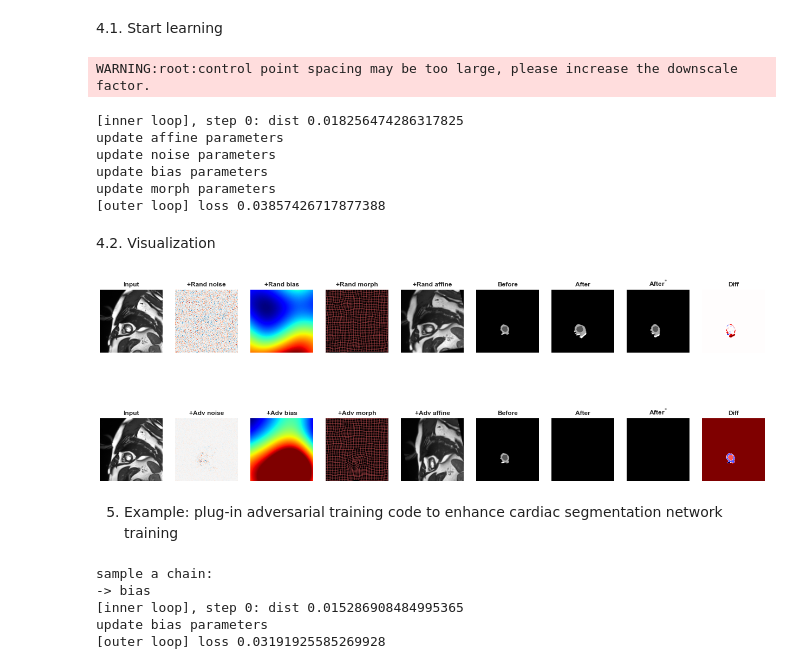
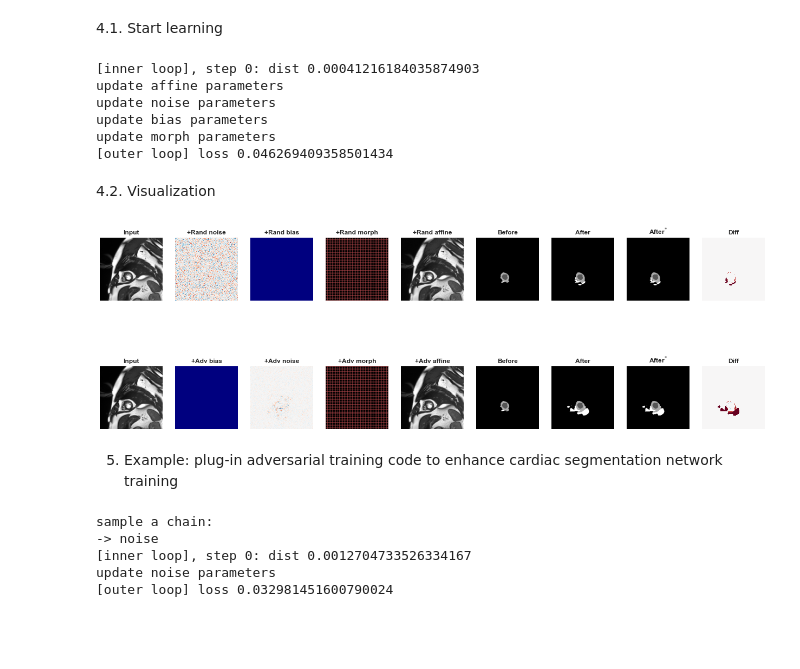
Before and after one commit to cherise215/advchain, a Jupyter notebook: example/adv_chain_data_generation_cardiac.ipynb, the cells around one changed output. Saved outputs shown, nothing was run; the diff lists cells and outputs as text; code cells hidden in the pictures; blank space fills up the shorter version.

```diff
--- a/example/adv_chain_data_generation_cardiac.ipynb
+++ b/example/adv_chain_data_generation_cardiac.ipynb
@@ -108,7 +108,7 @@ plt.axis('off')
 bs=1
 im_ch=1
 augmentor_bias= AdvBias(
-                 config_dict={'epsilon':0.3,
+                 config_dict={'epsilon':0.,
                  'control_point_spacing':[crop_size[0]//2,crop_size[1]//2],
                  'downscale':2,
                  'data_size':(bs,im_ch,crop_size[0],crop_size[1]),
@@ -124,11 +124,11 @@ augmentor_noise= AdvNoise( config_dict={'epsilon':1,
                  debug=False)
 
 augmentor_affine= AdvAffine( config_dict={
-                 'rot':15/180,
-                 'scale_x':0.2,
-                 'scale_y':0.2,
-                 'shift_x':0.1,
-                 'shift_y':0.1,
+                 'rot':0,
+                 'scale_x':0.,
+                 'scale_y':0.,
+                 'shift_x':0.,
+                 'shift_y':0.,
                  'data_size':(bs,im_ch,crop_size[0],crop_size[1]),
                  'forward_interp':'bilinear',
                  'backward_interp':'bilinear'},
@@ -136,9 +136,9 @@ augmentor_affine= AdvAffine( config_dict={
 
 augmentor_morph= AdvMorph(
                 config_dict=
-                {'epsilon':1.5,
+                {'epsilon':0.,
                  'data_size':(bs,im_ch,crop_size[0],crop_size[1]),
-                 'vector_size':[crop_size[0]//8,crop_size[1]//8],
+                 'vector_size':[crop_size[0]//16,crop_size[1]//16],
                  'interpolator_mode':'bilinear'
                  },
                  debug=False)
@@ -149,7 +147,7 @@ WARNING:root:control point spacing may be too large, please increase the downsca
 # %%
 ## keep model fixed, set up a solver
 model.eval()
-transformation_chain = [augmentor_affine,augmentor_noise,augmentor_bias,augmentor_morph]
+transformation_chain = [augmentor_affine,augmentor_bias,augmentor_noise,augmentor_morph]
 solver = ComposeAdversarialTransformSolver(
         chain_of_transforms=transformation_chain,
         divergence_types = ['mse','contour'], ### you can also change it to 'kl'.
@@ -184,13 +182,12 @@ adv_transformed_image = solver.forward(image_tensor.detach().clone())
 adv_predict = model.forward(adv_transformed_image)
 warp_back_adv_predict= solver.predict_backward(adv_predict)
 # %% [output]
-WARNING:root:control point spacing may be too large, please increase the downscale factor.
+[inner loop], step 0: dist 0.00041216184035874903
+update affine parameters
+update noise parameters
+update bias parameters
+update morph parameters
+[outer loop] loss 0.046269409358501434
-[inner loop], step 0: dist 0.018256474286317825
-update affine parameters
-update noise parameters
-update bias parameters
-update morph parameters
-[outer loop] loss 0.03857426717877388
 # %% [markdown]
 4.2. Visualization
 # %%
@@ -208,38 +205,38 @@ rand_bias_numpy=rand_bias.cpu().data.numpy()[0,0]
 adv_bias_numpy=adv_bias.cpu().data.numpy()[0,0]
 
 rand_noise_numpy=rand_noise.cpu().data.numpy()[0,0]
 adv_noise_numpy=adv_noise.cpu().data.numpy()[0,0]
 
 rand_morph_grid = rand_morph.permute(0,3,1,2)[0].data.cpu().numpy()
 adv_morph_grid = adv_morph.permute(0,3,1,2)[0].data.cpu().numpy()
 rand_deformed_image =augmentor_morph.transform(image_tensor,rand_dxy).cpu().data.numpy()[0,0]
 adv_deformed_image =augmentor_morph.transform(image_tensor,adv_dxy).cpu().data.numpy()[0,0]
 
 gird_interval = 5
 vis_deforme_image=False ## turn it on to see deformed image
 fig,axes = plt.subplots(2,9,figsize=(22,8))
 plot_image(cropped_image,ax = axes[0,0],title='Input',font_size=font_size)
 plot_noise(rand_noise_numpy,ax = axes[0,1],title='+Rand noise',font_size=font_size)
 plot_bias_field(rand_bias_numpy,ax= axes[0,2],title='+Rand bias')
 plot_warped_grid(rand_morph_grid, ax=axes[0,3],bg_img=rand_deformed_image*vis_deforme_image, interval=gird_interval, title="+Rand morph", fontsize=font_size, linewidth=0.5,show=True)
 plot_image(rand_transformed_image_numpy, ax=axes[0,4],title="+Rand affine", font_size=font_size)
 plot_image(pred_map[0],ax = axes[0,5],title='Before',font_size=font_size)
 plot_image(rand_before_warped_predict_numpy,ax = axes[0,6],title='After',font_size=font_size)
 plot_image(rand_predict_numpy,ax = axes[0,7],title='After${}^{*}$',font_size=font_size)
-plot_general(rand_predict_numpy-pred_map[0],ax = axes[0,8],title='Diff',font_size=font_size,cmap='seismic')
+plot_noise(rand_predict_numpy-pred_map[0],ax = axes[0,8],title='Diff',font_size=font_size)
 
 plot_image(cropped_image,title='Input',ax = axes[1,0],font_size=font_size)
-plot_noise(adv_noise_numpy,ax = axes[1,1],title='+Adv noise',font_size=font_size)
-plot_bias_field(adv_bias_numpy,ax= axes[1,2],title='+Adv bias')
+plot_noise(adv_noise_numpy,ax = axes[1,2],title='+Adv noise',font_size=font_size)
+plot_bias_field(adv_bias_numpy,ax= axes[1,1],title='+Adv bias')
 plot_warped_grid(adv_morph_grid, ax=axes[1,3],bg_img=adv_deformed_image*vis_deforme_image, interval=gird_interval, title="+Adv morph", fontsize=font_size, linewidth=0.5,show=True)
 plot_image(adv_transformed_image_numpy, ax=axes[1,4],title="+Adv affine", font_size=font_size)
 plot_image(pred_map[0],title='Before',ax = axes[1,5],font_size=font_size)
 plot_image(adv_before_warped_predict_numpy,ax = axes[1,6],title='After',font_size=font_size)
 plot_image(adv_predict_numpy,title='After${}^{*}$',ax = axes[1,7],font_size=font_size)
-plot_general(adv_predict_numpy-pred_map[0],ax = axes[1,8],title='Diff',font_size=font_size,cmap='seismic')
+plot_noise(adv_predict_numpy-pred_map[0],ax = axes[1,8],title='Diff',font_size=font_size)
 plt.savefig('./test_chain_image.png')
 # %% [output]
-[figure, old version]
+[figure, new version]
 # %% [markdown]
 5. Example: plug-in adversarial training code to enhance cardiac segmentation network training
 # %%
@@ -284,9 +281,9 @@ total_loss.backward()
 optimizer.step()
 # %% [output]
 sample a chain:
--> bias
-[inner loop], step 0: dist 0.015286908484995365
-update bias parameters
-[outer loop] loss 0.03191925585269928
+-> noise
+[inner loop], step 0: dist 0.0012704733526334167
+update noise parameters
+[outer loop] loss 0.032981451600790024
 # %%
 torch.cuda.empty_cache()
```
Also changed, not shown: parts of 1 cell of this notebook, 4 other files.
